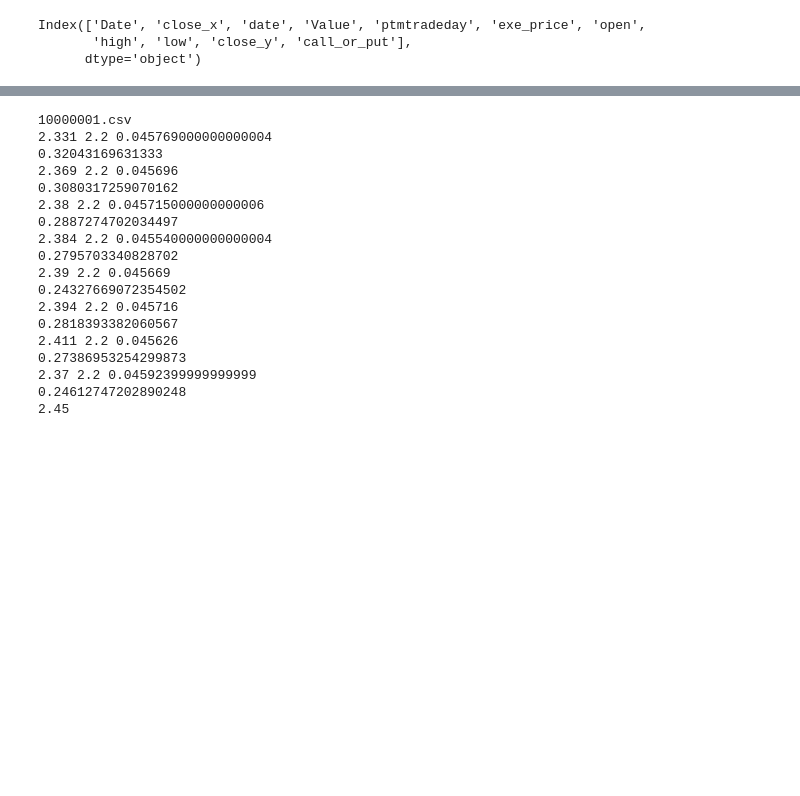
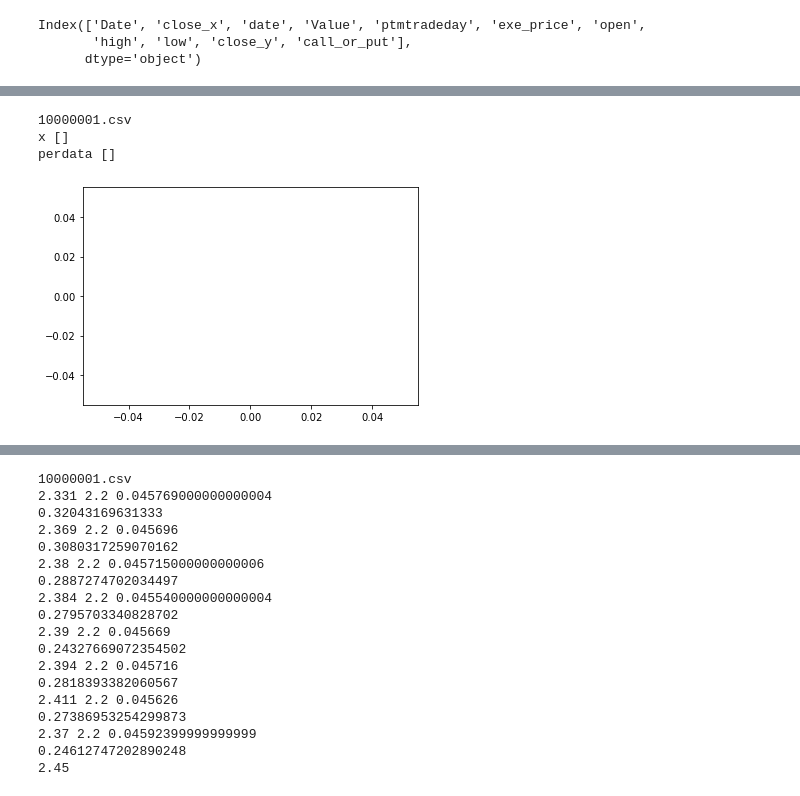
Before and after one commit to Xuanxfan/bodl, a Jupyter notebook: data_processor.ipynb, the cells around one changed output, grey strips where cells are left out. Drawn from its saved outputs; the diff is of its cells as text; code cells hidden in the pictures; blank space fills up the shorter version.

```diff
--- a/data_processor.ipynb
+++ b/data_processor.ipynb
@@ -253,4 +294,5 @@ merged_option2.to_csv(output_path)
 # %%
+#原代码
 csv_folder = r'.\data\50etf_option_data_csv_cleaned'
 output_folder = r'.\data\out'
 csv_list = os.listdir(csv_folder)
@@ -260,6 +302,8 @@ for csv_name in csv_list:
     csv_path = csv_folder +"\\"+csv_name
     output_path = output_folder + "\\" + csv_name
     data = pd.read_csv(csv_path, encoding = 'utf-8', index_col= False)
+    data.columns = ['data'] + data.columns[2:].tolist() + ['haha']
+    data.drop('haha', axis = 1, inplace=True)
     data["date"] = pd.to_datetime(data["date"])
     data = data[['date','ptmtradeday','exe_price', 'open', 'high','low','close', 'call_or_put']]
     data['call_or_put'] = data['call_or_put'].apply(change)
@@ -271,7 +315,7 @@ for csv_name in csv_list:
     # merged_option2['iv'] = merged_option2.apply(lambda row : iv_bs_bisection(row['s'], row['k'], row['rate'], row['ptmtradeday'], row['close'], row['call_or_put'], iv_uplimit = 1.0, iv_downlimit = 0.0001, precision = 6, year_rate = 365),  axis=1)
     merged_option2['iv'] = pd.Series
     for i in range(merged_option2.shape[0]):
-        merged_option2['iv'][i] = iv_bs_bisection(np.array(merged_option2['s'][i]), np.array(merged_option2['k'][i]), np.array(merged_option2['rate'][i]), np.array(merged_option2['ptmtradeday'][i]), np.array(merged_option2['close'][i]), np.array(merged_option2['call_or_put'][i]), iv_uplimit = 1.0, iv_downlimit = 0.0001, precision = 4, year_rate = 365, max_iterations= 1000)
+        merged_option2['iv'][i] = iv_bs_bisection(np.array(merged_option2['s'][i]), np.array(merged_option2['k'][i]), np.array(merged_option2['rate'][i]), np.array(merged_option2['ptmtradeday'][i]), np.array(merged_option2['close'][i]), np.array(merged_option2['call_or_put'][i]), iv_uplimit = 1.0, iv_downlimit = 0.0001, precision = 4, max_iterations= 1000)
         # merged_option2['iv'][i] = find_vol_newton(merged_option2['s'][i],merged_option2['k'][i], merged_option2['rate'][i], merged_option2['ptmtradeday'][i], merged_option2['close'][i], merged_option2['call_or_put'][i],start_sigma = 0.1, precision = 3, year_rate = 365.0, max_iterations = 100)
         print(merged_option2['s'][i],merged_option2['k'][i], merged_option2['rate'][i])
         print(merged_option2['iv'][i])
@@ -319,0 +327,53 @@ ParserError: Unknown string format: 非数字
+# %%
+#数据处理
+alldata = []
+rate = pd.read_excel(r".\data\unrisked_rate.xlsx")
+rate['date'] = pd.to_datetime(rate['date'])
+rate['Value'] = rate['Value']/100
+
+etf50 = pd.read_excel(r'.\data\50etf_df.xlsx')
+etf50 = etf50[['Date','close']]
+etf50['Date'] = pd.to_datetime(etf50['Date'])
+
+csv_folder = r'.\data\50etf_option_data_csv_cleaned'
+output_folder = r'.\data\out'
+csv_list = os.listdir(csv_folder)
+picdata = []
+
+for csv_name in csv_list:
+    print(csv_name)
+    perdata = []
+    csv_path = csv_folder +"\\"+csv_name
+    output_path = output_folder + "\\" + csv_name
+    data = pd.read_csv(csv_path, encoding = 'utf-8', index_col= False)
+    data.columns = ['date'] + data.columns[2:].tolist() + ['haha']
+    data.drop('haha', axis = 1, inplace=True)
+    data["date"] = pd.to_datetime(data["date"])
+    data = data[['date','ptmtradeday','exe_price', 'open', 'high','low','close', 'call_or_put']]
+    data['call_or_put'] = data['call_or_put'].apply(change)
+    merged_option1 = pd.merge(rate, data, on = 'date', how = 'inner')
+    merged_option2 = pd.merge(etf50, merged_option1, left_on = 'Date', right_on = 'date', how = 'inner')
+    merged_option2 = merged_option2[['call_or_put','date','ptmtradeday','exe_price','Value', 'open', 'high','low','close_y','close_x']]
+    merged_option2.columns = ['call_or_put', 'date','ptmtradeday','k', 'rate', 'open', 'high','low','close','s']
+    # print(merged_option2.s)
+    # merged_option2['iv'] = merged_option2.apply(lambda row : iv_bs_bisection(row['s'], row['k'], row['rate'], row['ptmtradeday'], row['close'], row['call_or_put'], iv_uplimit = 1.0, iv_downlimit = 0.0001, precision = 6, year_rate = 365),  axis=1)
+    merged_option2.insert(merged_option2.shape[1], 'iv', 0)
+    # merged_option2['iv'] =
+    for i in range(merged_option2.shape[0]):
+        tmp = iv_bs_bisection(np.array(merged_option2['s'][i]), np.array(merged_option2['k'][i]), np.array(merged_option2['rate'][i]), np.array(merged_option2['ptmtradeday'][i]), np.array(merged_option2['close'][i]), np.array(merged_option2['call_or_put'][i]), iv_uplimit = 1.0, iv_downlimit = 0.0001, precision = 4, year_rate = 365, max_iterations= 1000)
+        merged_option2['iv'][i] = tmp
+        perdata.append(tmp)
+    x = list(range(1,len(perdata)+1))
+    print('x',x)
+    print('perdata', perdata)
+    plt.plot(x, perdata, 'ro-', color='#4169E1', alpha=0.8, linewidth=1, label='iv折线图')
+    plt.show()
+    plt.clf()
+
+    picdata.append(perdata)
+    break
+# %% [output]
+10000001.csv
+x []
+perdata []
+[figure, added]
```
Also changed, not shown: parts of 18 cells of this notebook, 9 other files.
